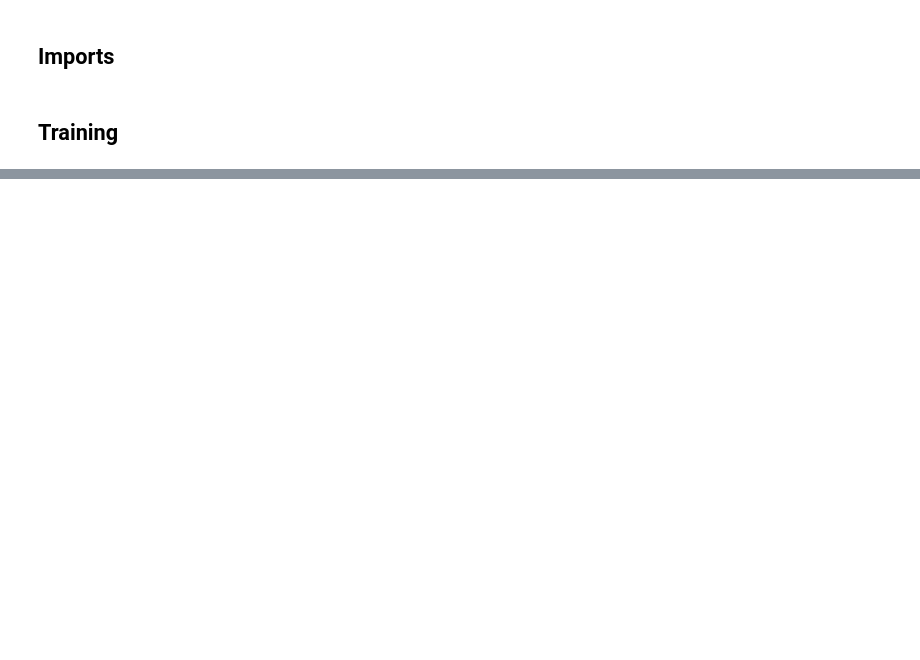
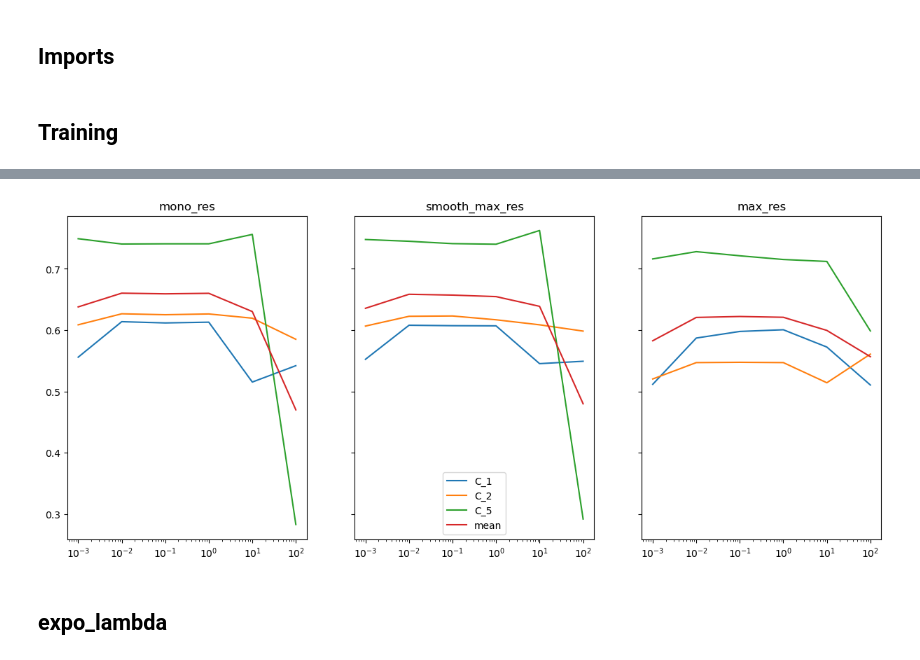
Before and after one commit to StanislasDOZIAS/OWKIN_challenge, a Jupyter notebook: notebooks/SVM_training.ipynb, the cells around one changed output, grey strips where cells are left out. Cells and saved outputs as stored; diff of their text form; code cells hidden in the pictures; blank space fills up the shorter version.

```diff
--- a/notebooks/SVM_training.ipynb
+++ b/notebooks/SVM_training.ipynb
@@ -111,0 +132,23 @@ plt.show()
+# %%
+fig, ax = plt.subplots(1,3, figsize=(15,6), sharey=True)
+for val_center in list_val_center+["mean"]:
+    ax[0].plot(list(mono_res[val_center]["sigmoid"].keys()), list(mono_res[val_center]["sigmoid"].values()), label = val_center)
+    ax[1].plot(list(smooth_max_res[val_center]["sigmoid"].keys()), list(smooth_max_res[val_center]["sigmoid"].values()), label = val_center)
+    ax[2].plot(list(max_res[val_center]["sigmoid"].keys()), list(max_res[val_center]["sigmoid"].values()), label = val_center)
+
+    ax[0].set_xscale('log')
+
+    ax[1].set_xscale('log')
+    ax[1].legend(loc = "lower center")
+
+    ax[2].set_xscale('log')
+
+ax[0].set_title("mono_res")
+ax[1].set_title("smooth_max_res")
+ax[2].set_title("max_res")
+
+plt.show()
+# %% [output]
+[figure, added]
+# %% [markdown]
+## expo_lambda
```
Also changed, not shown: parts of 11 cells of this notebook, 9 other files.
